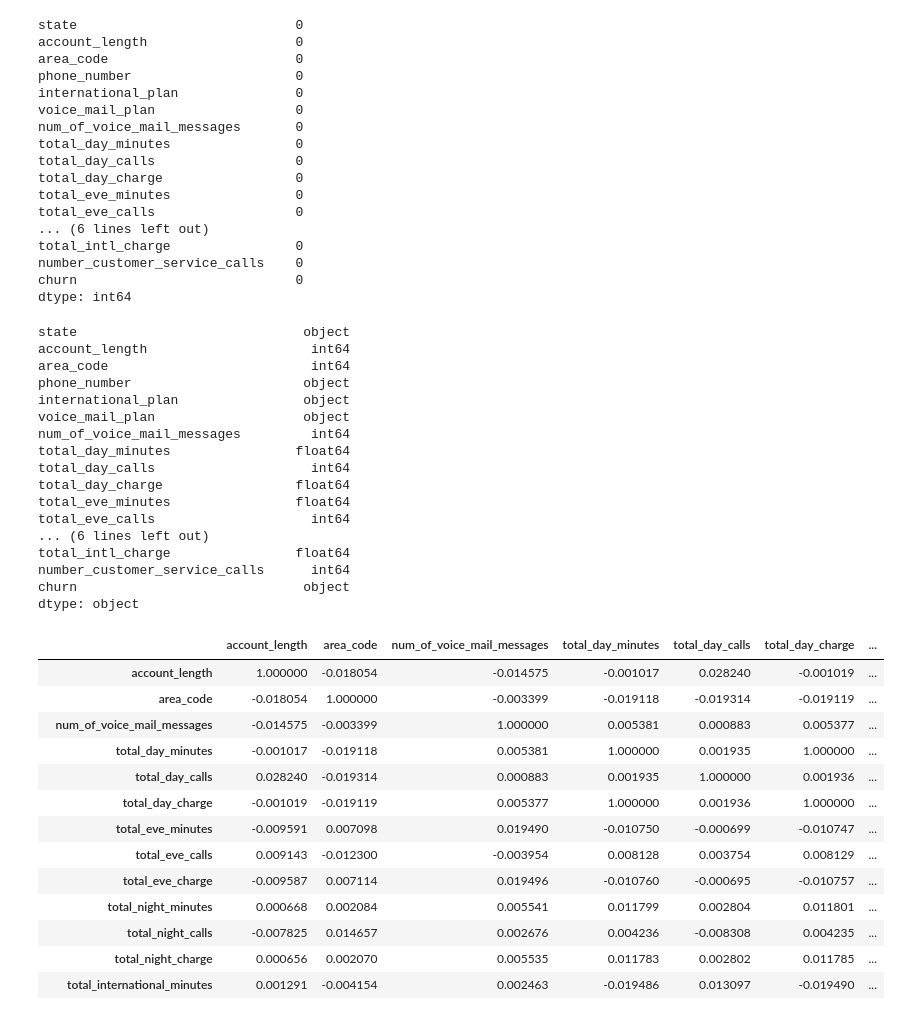
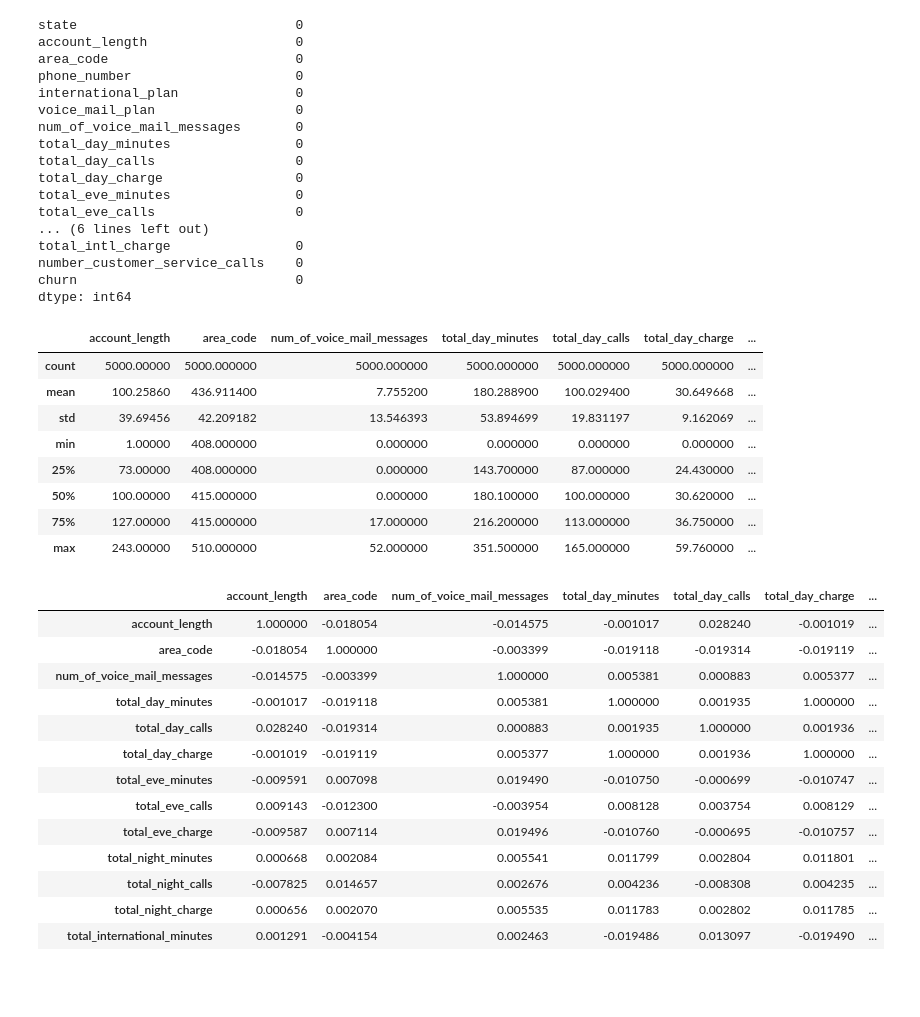
Before and after one commit to RhysZH/GA-DAT9-Projects1, a Jupyter notebook: R_Morgan_Project4_Files/Project 4 - Telco Data EDA.ipynb, the cells around one changed output. Saved outputs shown, nothing was run; the diff lists cells and outputs as text; code cells hidden in the pictures; blank space fills up the shorter version.

```diff
--- a/R_Morgan_Project4_Files/Project 4 - Telco Data EDA.ipynb
+++ b/R_Morgan_Project4_Files/Project 4 - Telco Data EDA.ipynb
@@ -93,25 +93,17 @@ churn                            0
 dtype: int64
 # %%
 #upon conversion, all features are object types. We need to rectify this to allow calculations
-df.dtypes
+df.describe()
 # %% [output]
-state                             object
-account_length                     int64
-area_code                          int64
-phone_number                      object
-international_plan                object
-voice_mail_plan                   object
-num_of_voice_mail_messages         int64
-total_day_minutes                float64
-total_day_calls                    int64
-total_day_charge                 float64
-total_eve_minutes                float64
-total_eve_calls                    int64
-... (6 lines left out)
-total_intl_charge                float64
-number_customer_service_calls      int64
-churn                             object
-dtype: object
+|  | account_length | area_code | num_of_voice_mail_messages | total_day_minutes | total_day_calls | total_day_charge | ... |
+| count | 5000.00000 | 5000.000000 | 5000.000000 | 5000.000000 | 5000.000000 | 5000.000000 | ... |
+| mean | 100.25860 | 436.911400 | 7.755200 | 180.288900 | 100.029400 | 30.649668 | ... |
+| std | 39.69456 | 42.209182 | 13.546393 | 53.894699 | 19.831197 | 9.162069 | ... |
+| min | 1.00000 | 408.000000 | 0.000000 | 0.000000 | 0.000000 | 0.000000 | ... |
+| 25% | 73.00000 | 408.000000 | 0.000000 | 143.700000 | 87.000000 | 24.430000 | ... |
+| 50% | 100.00000 | 415.000000 | 0.000000 | 180.100000 | 100.000000 | 30.620000 | ... |
+| 75% | 127.00000 | 415.000000 | 17.000000 | 216.200000 | 113.000000 | 36.750000 | ... |
+| max | 243.00000 | 510.000000 | 52.000000 | 351.500000 | 165.000000 | 59.760000 | ... |
 # %%
 #give columns clearer names
 #df.rename(columns={'housing':'has_housing_loan','loan':'has_personal_loan','contact':'contact_method','month':'last_comm_month','day_of_week':'last_comm_weekday','duration':'last_comm_duration','campaign':'contacts_during_campaign','pdays':'prev_camp_days_passed','previous':'num_prev_contacts','poutcome':'prev_camp_outcome','emp.var.rate':'emp_var_rate','cons.price.idx':'cons_price_idx','cons.conf.idx':'cons_conf_idx','euribor3m':'euribor_3m','nr.employed':'num_employed','y':'converted'}, inplace=True)
```
Also changed, not shown: parts of 2 cells of this notebook.
